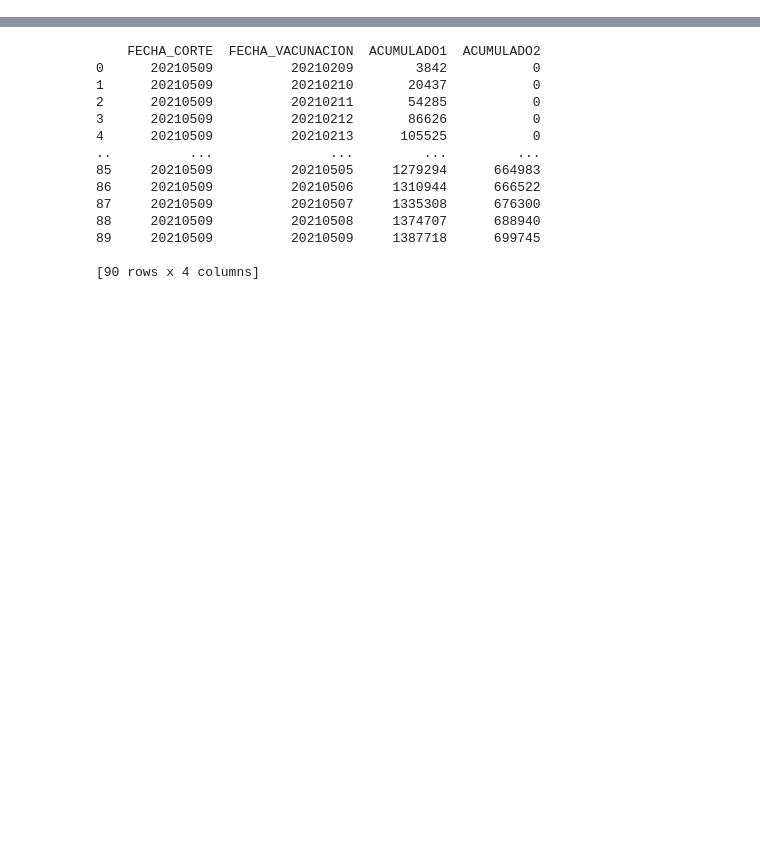
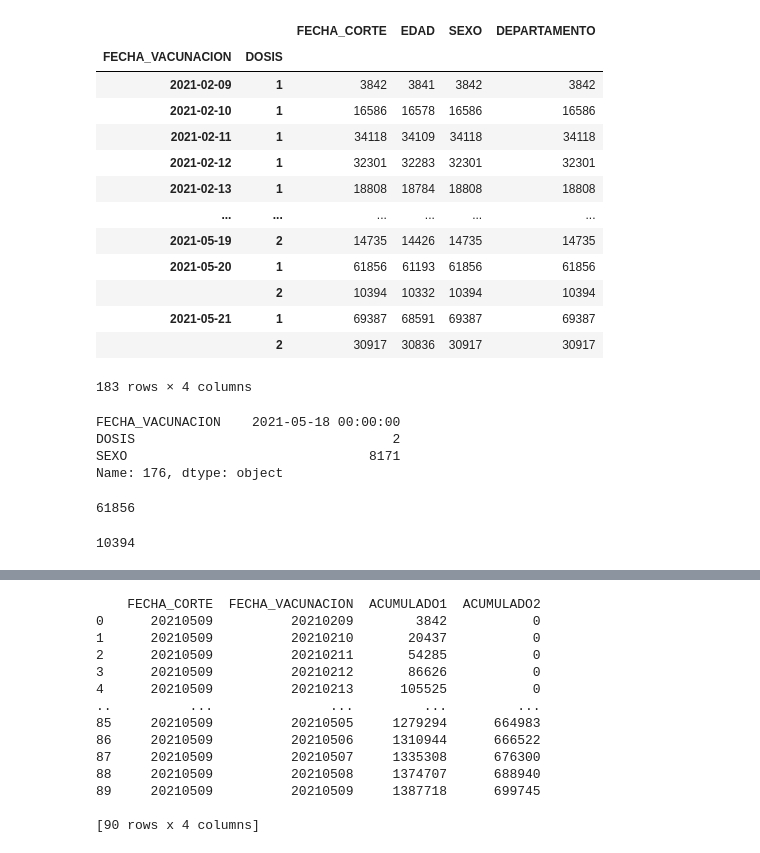
Before and after one commit to annaabsi/git-scraper-vacunacion, a Jupyter notebook: notebooks/scraper.ipynb, the cells around one changed output, grey strips where cells are left out. Cells and saved outputs as stored; diff of their text form; code cells hidden in the pictures; blank space fills up the shorter version.

```diff
--- a/notebooks/scraper.ipynb
+++ b/notebooks/scraper.ipynb
@@ -44,0 +27,37 @@ df
+# %%
+df.groupby(['FECHA_VACUNACION','DOSIS']).count()
+# %% [output]
+|  |  | FECHA_CORTE | EDAD | SEXO | DEPARTAMENTO |
+| FECHA_VACUNACION | DOSIS |  |  |  |  |
+| 2021-02-09 | 1 | 3842 | 3841 | 3842 | 3842 |
+| 2021-02-10 | 1 | 16586 | 16578 | 16586 | 16586 |
+| 2021-02-11 | 1 | 34118 | 34109 | 34118 | 34118 |
+| 2021-02-12 | 1 | 32301 | 32283 | 32301 | 32301 |
+| 2021-02-13 | 1 | 18808 | 18784 | 18808 | 18808 |
+| ... | ... | ... | ... | ... | ... |
+| 2021-05-19 | 2 | 14735 | 14426 | 14735 | 14735 |
+| 2021-05-20 | 1 | 61856 | 61193 | 61856 | 61856 |
+|  | 2 | 10394 | 10332 | 10394 | 10394 |
+| 2021-05-21 | 1 | 69387 | 68591 | 69387 | 69387 |
+|  | 2 | 30917 | 30836 | 30917 | 30917 |
+183 rows × 4 columns
+# %%
+df_ambas_dosis=df[['FECHA_VACUNACION','DOSIS','SEXO']].groupby(['FECHA_VACUNACION','DOSIS']).count()
+df_ambas_dosis=df_ambas_dosis.reset_index()
+df_ambas_dosis.iloc[88*2]
+# %% [output]
+FECHA_VACUNACION    2021-05-18 00:00:00
+DOSIS                                 2
+SEXO                               8171
+Name: 176, dtype: object
+# %%
+ga=df_ambas_dosis.loc[((df_ambas_dosis['FECHA_VACUNACION']=='2021-05-20')&
+                            (df_ambas_dosis['DOSIS']==1))]['SEXO'].values[0]
+ga
+# %% [output]
+61856
+# %%
+df_ambas_dosis.loc[((df_ambas_dosis['FECHA_VACUNACION']=='2021-05-20')&
+                        (df_ambas_dosis['DOSIS']==2))]['SEXO'].values[0]
+# %% [output]
+10394
```
Also changed, not shown: parts of 9 cells of this notebook.
